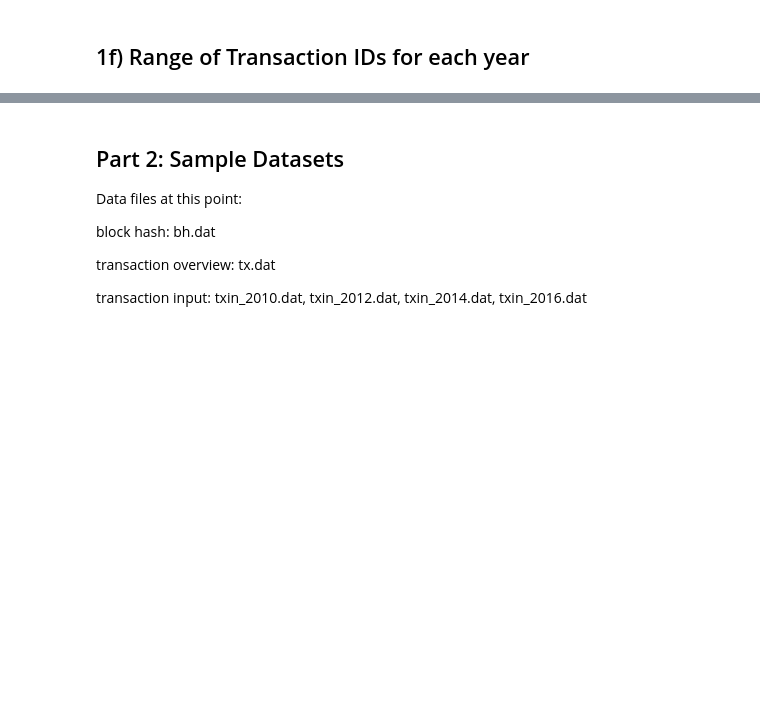
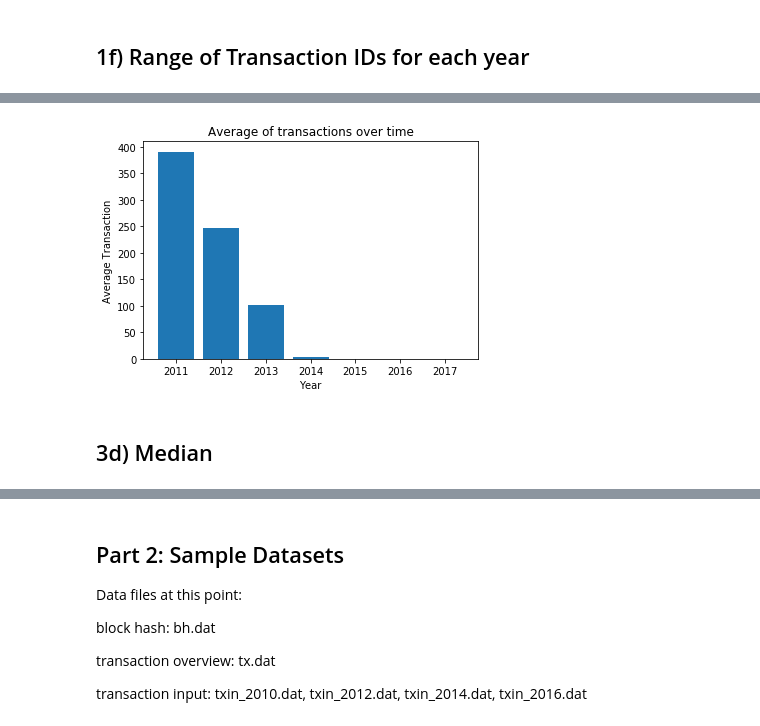
Before and after one commit to YinlongQian/Bitcoin-Project, a Jupyter notebook: FinalProject.ipynb, the cells around one changed output, grey strips where cells are left out. Saved outputs shown, nothing was run; the diff lists cells and outputs as text; code cells hidden in the pictures; blank space fills up the shorter version.

```diff
--- a/FinalProject.ipynb
+++ b/FinalProject.ipynb
@@ -232,0 +364,16 @@ data17 = pd.read_csv('TxinFiles/txin_2017.dat', sep='\t')
+# %%
+mean_tx = np.array([0] * 7)
+# %%
+for x in range(len(years)):
+    mean_tx[x] = df_samples[ "tx" + years[x]].mean()
+# %%
+# plot bar chart
+plt.bar(years_num, mean_tx)
+plt.xlabel('Year')
+plt.ylabel('Average Transaction')
+plt.title('Average of transactions over time')
+plt.show()
+# %% [output]
+[figure, added]
+# %% [markdown]
+## 3d) Median
```
Also changed, not shown: parts of 91 cells of this notebook.
